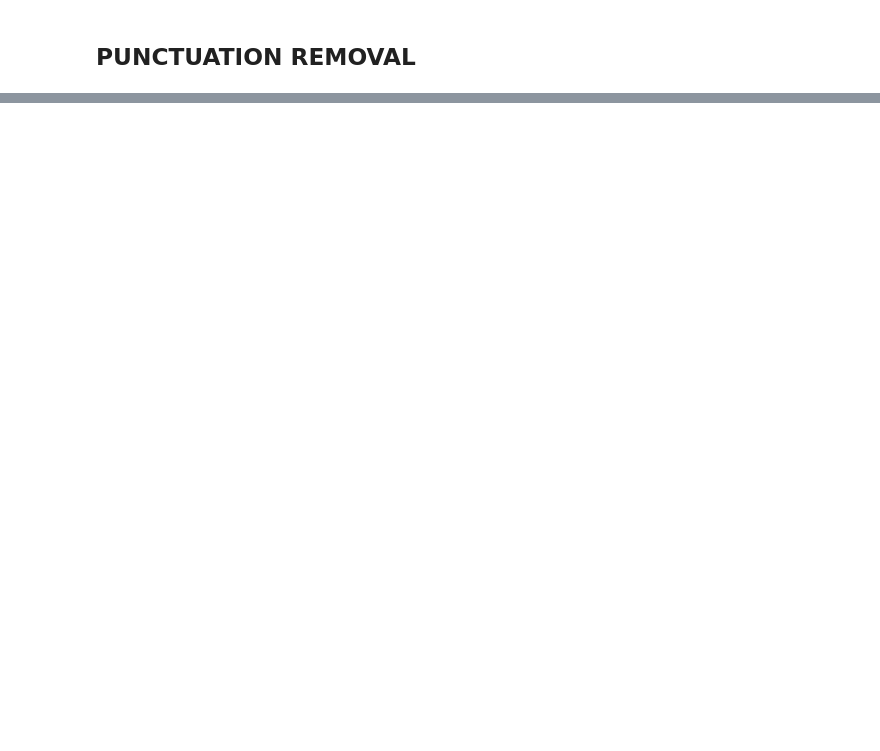
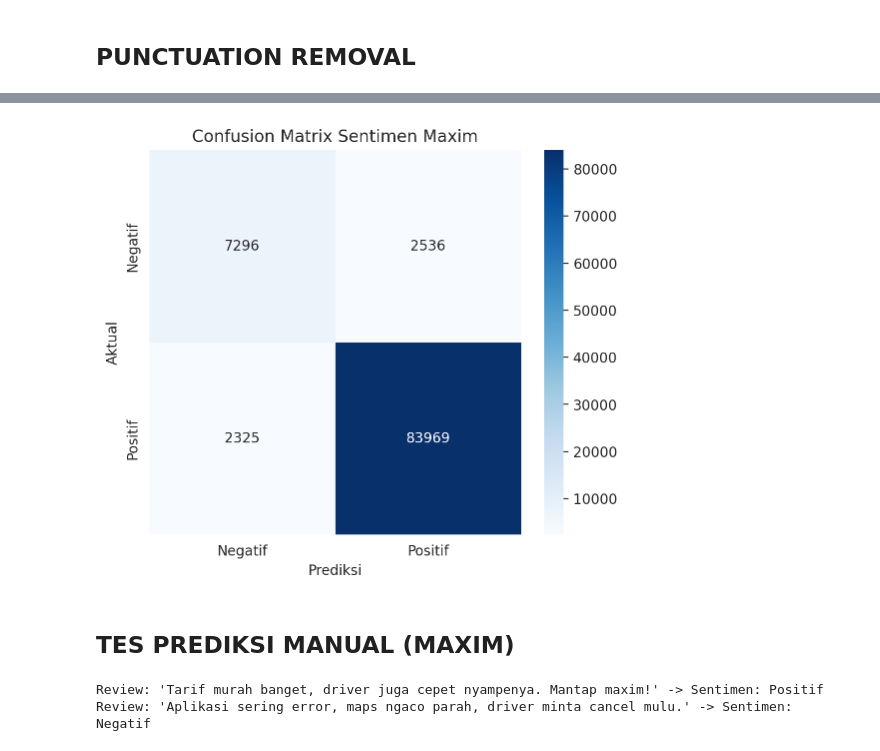
Before and after one commit to Edyosafats/PBA_Tugas-1A_5026221091, a Jupyter notebook: Tugas_1A_Maxim_5026221091.ipynb, the cells around one changed output, grey strips where cells are left out. Cells and saved outputs as stored; diff of their text form; code cells hidden in the pictures; blank space fills up the shorter version.

```diff
--- a/Tugas_1A_Maxim_5026221091.ipynb
+++ b/Tugas_1A_Maxim_5026221091.ipynb
@@ -237,0 +422,10 @@ df_mxan_punc_rem
+# %%
+# 1. Split Data (80% Train, 20% Test)
+X_train, X_test, y_train, y_test = train_test_split(X, y, test_size=0.2, random_state=42)
+# %%
+# 2. Inisialisasi Model (Naive Bayes)
+model = MultinomialNB()
+# %%
+# 3. Training Model
+print("Sedang melatih model...")
+model.fit(X_train, y_train)
@@ -237,0 +435,3 @@ df_mxan_punc_rem
+# %%
+# 4. Prediksi
+y_pred = model.predict(X_test)
@@ -237,0 +457,13 @@ df_mxan_punc_rem
+# %%
+# 6. Confusion Matrix Visual
+cm = confusion_matrix(y_test, y_pred)
+plt.figure(figsize=(6, 5))
+sns.heatmap(cm, annot=True, fmt='d', cmap='Blues', xticklabels=['Negatif', 'Positif'], yticklabels=['Negatif', 'Positif'])
+plt.xlabel('Prediksi')
+plt.ylabel('Aktual')
+plt.title('Confusion Matrix Sentimen Maxim')
+plt.show()
+# %% [output]
+[figure, added]
+# %% [markdown]
+## TES PREDIKSI MANUAL (MAXIM)
@@ -237,0 +492,6 @@ df_mxan_punc_rem
+# %%
+print(f"Review: '{test_1}' -> Sentimen: {predict_sentiment_maxim(test_1)}")
+print(f"Review: '{test_2}' -> Sentimen: {predict_sentiment_maxim(test_2)}")
+# %% [output]
+Review: 'Tarif murah banget, driver juga cepet nyampenya. Mantap maxim!' -> Sentimen: Positif
+Review: 'Aplikasi sering error, maps ngaco parah, driver minta cancel mulu.' -> Sentimen: Negatif
```
Also changed, not shown: parts of 39 cells of this notebook.
